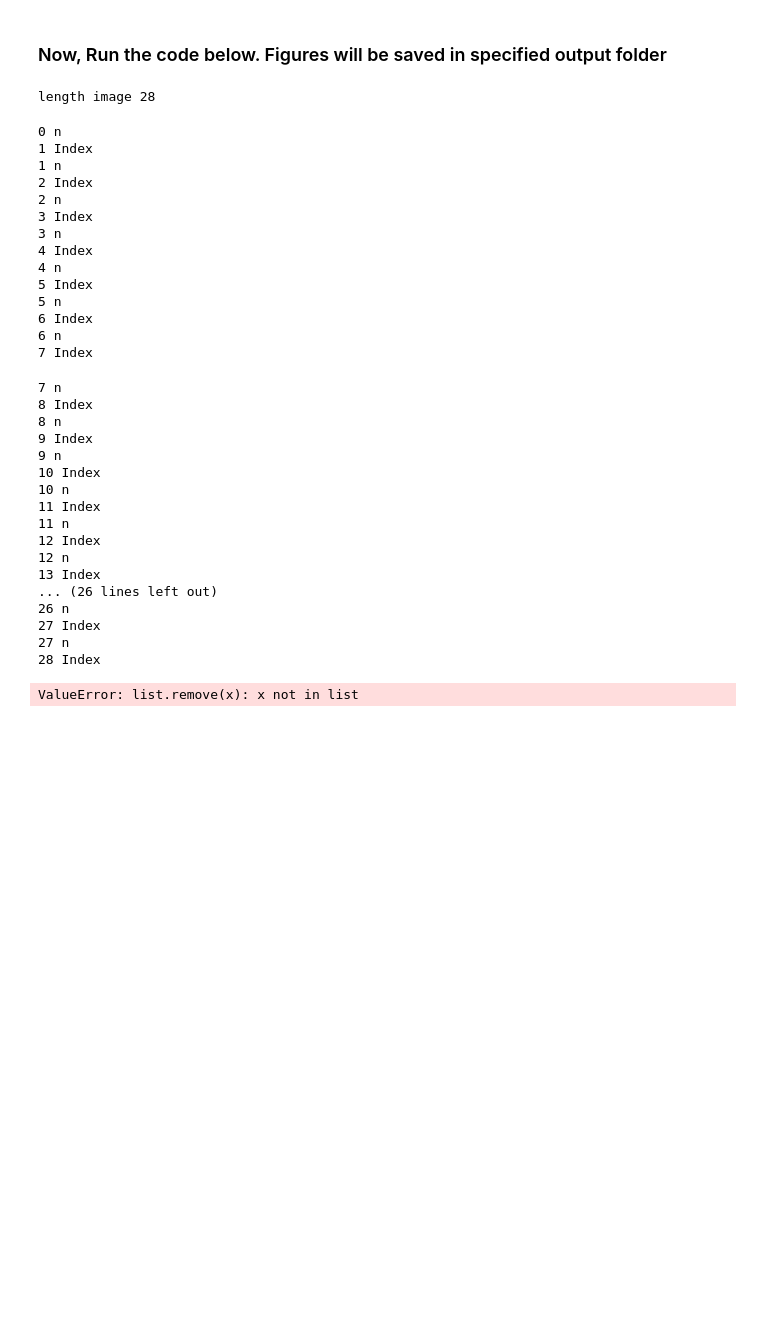
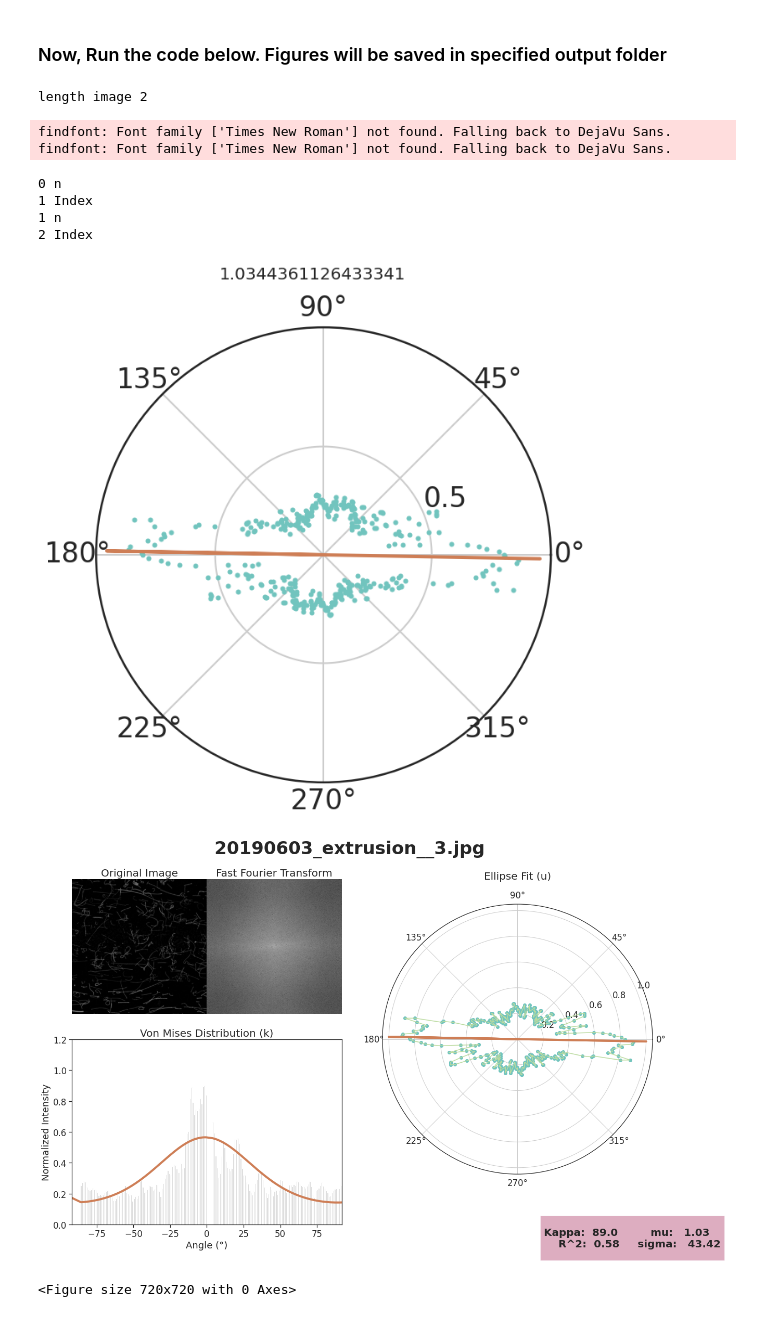
Before and after one commit to NTMatBoiseState/FiberFit, a Jupyter notebook: FiberFit-toshare-7.31.19.ipynb, the cells around one changed output. Drawn from its saved outputs; the diff is of its cells as text; code cells hidden in the pictures; blank space fills up the shorter version.

```diff
--- a/FiberFit-toshare-7.31.19.ipynb
+++ b/FiberFit-toshare-7.31.19.ipynb
@@ -7,3 +21,8 @@
+# %%
+import matplotlib
+matplotlib.rcParams['backend'] = "Qt5Agg"
+from matplotlib.figure import Figure
+import matplotlib.pyplot as plt
 # %%
 from __future__ import division
 from __future__ import print_function
@@ -96,10 +115,10 @@ from src.fiberfit_model import helpers
 ### Next, Input Variables
 # %%
 ## File Path with binary square images of fibers to analyze
-mypath='C:/Users/mepre/OneDrive/Desktop/Desktop/output/fiberfit'
+mypath='fibers'
 
 ##Path to folder where you would like images to be saved
-savepath = 'C:/Users/mepre/OneDrive/Pictures/FiberFitOutput2/Output/'
+savepath = 'output/'
 ## NOTE - we can also output raw data. let me know if you would prefer that.
 
 ## Variables for settings
@@ -182,11 +201,11 @@ for n in range(0,len(img)):
     plt.close()
 
     #  Set up polar coordinates prior to summing the spectrum
-    theta1Rad = np.linspace(0.0, 2 * math.pi, num=360/angleInc)
+    theta1Rad = np.linspace(0.0, 2 * math.pi, num=int(360/angleInc))
     theta1Rad_test[n]=theta1Rad
     f1 = np.round_(N1 / (2 * CO_lower))
     f2 = np.round_(N1 / (2 * CO_upper))
-    rho1 = np.linspace(f1, f2, num=(f2 - f1)/radStep)  # frequency band
+    rho1 = np.linspace(f1, f2, num=int((f2 - f1)/radStep))  # frequency band
     PowerX = np.zeros((theta1Rad.size, theta1Rad.size))
     PowerY = np.zeros((theta1Rad.size))
     PF[n] = PabsFlip
@@ -467,63 +486,40 @@ for n in range(0,len(img)):
     polar_dist.set_title('Ellipse Fit (u)',fontsize=20).set_position([.5, 1.08])
     fig.text(0.75, 0.05, ' \n Kappa:  %s '%(krnd)+'        mu:   %s \n'%(round((abs(t_final)-180),2))+'     R^2:  %s '%(round((rValue**2),2))+'    sigma:   %s \n'%(round(sig,2)),fontsize=20, fontweight='bold', bbox={'facecolor': '#BC5C81', 'alpha': 0.5, 'pad': 0.4})
     #polar_dist.text(np.radians(-110),1.95, ' \n Kappa:  %s '%(krnd)+'        mu:   %s \n'%(round((abs(t_final)-180),2))+'     R^2:  %s '%(round((rValue**2),2))+'    sigma:   %s \n'%(round(sig,2)),fontsize=20, fontweight='bold', bbox={'facecolor': '#BC5C81', 'alpha': 0.5, 'pad': 0.4})
     orig_fig = plt.subplot(grid[0, 0]);
     orig_fig.set_title('Original Image',fontsize=20).set_position([.5, 1.0])
     orig_fig.axis('off');
     fft_fig = plt.subplot(grid[0, 1])
     fft_fig.set_title('Fast Fourier Transform',fontsize=20).set_position([.5, 1.0])
     fft_fig.set_axis_off()
     fft_fig.axis('off')
     fft_fig.imshow(log(PabsFlip), cmap='gray')
     orig_fig.imshow(images[n],cmap=plt.cm.viridis )
     #plt.tight_layout()
     plt.savefig(savepath+'Grouped'+names[n])
     print(n,'n')
     #plt.show()
     polar_dist_2 = plt.figure(figsize=(10, 10))
     #print('linebeforeindex')
     #print(index,'currentindex')
     Mirtheta1RadFinal1_plot[index]=Mirtheta1RadFinal1;
     MirnormPower_plot[index]=MirnormPower;
     th_plot[index] = th * pi/180
     #print(th_plot[index],'thplotindex')
     r_line_plot[index]=r_line
     polar_dist.plot(Mirtheta1RadFinal1, MirnormPower);
     polar_dist.plot(th * pi/180, r_line,linewidth=4);
     polar_dist.set_title('Ellipse Fit (u)',fontsize=20).set_position([.5, 1.08])
     index=index+1
     print(index,'Index')
 # %% [output]
-length image 28
+length image 2
-0 n
-1 Index
-1 n
-2 Index
-2 n
-3 Index
-3 n
-4 Index
-4 n
-5 Index
-5 n
-6 Index
-6 n
-7 Index
+findfont: Font family ['Times New Roman'] not found. Falling back to DejaVu Sans.
+findfont: Font family ['Times New Roman'] not found. Falling back to DejaVu Sans.
-7 n
-8 Index
-8 n
-9 Index
-9 n
-10 Index
-10 n
-11 Index
-11 n
-12 Index
-12 n
-13 Index
-... (26 lines left out)
-26 n
-27 Index
-27 n
-28 Index
+0 n
+1 Index
+1 n
+2 Index
+[figure, added]
+[figure, added]
-ValueError: list.remove(x): x not in list
+<Figure size 720x720 with 0 Axes>
```
Also changed, not shown: parts of 4 cells of this notebook.
